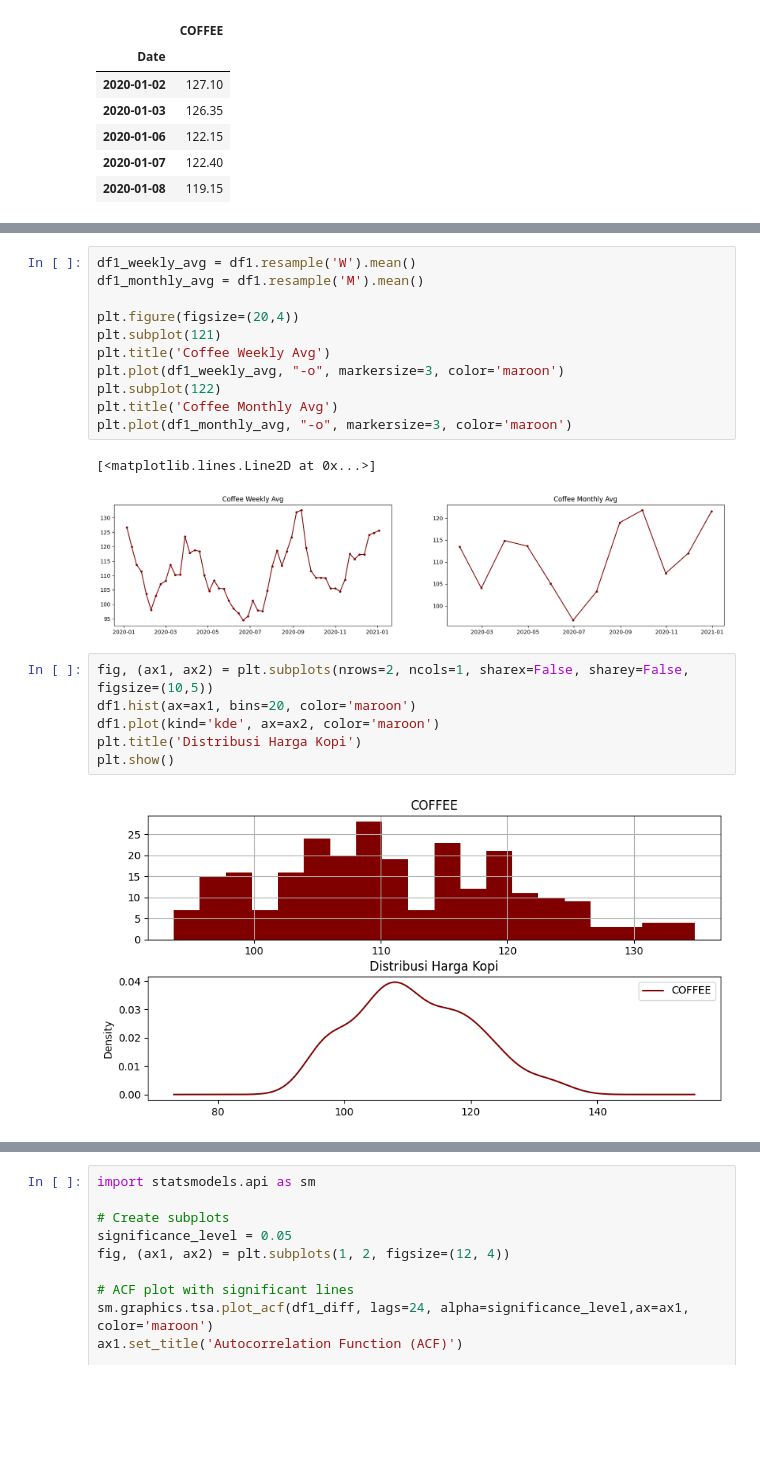
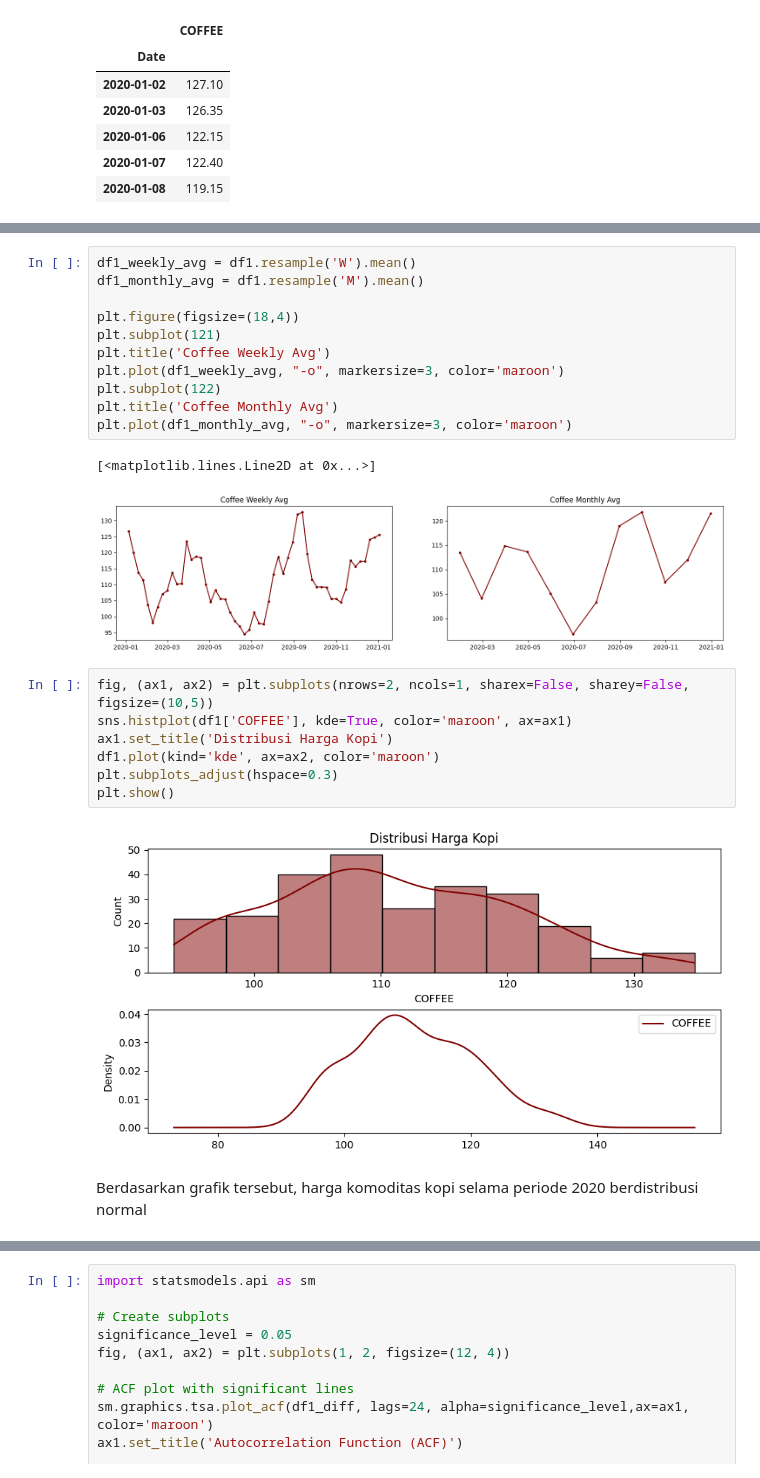
Before and after one commit to firarru/Analisis-Deret-Waktu, a Jupyter notebook: Tubes_ADW.ipynb, the cells around one changed output, grey strips where cells are left out. Cells and saved outputs as stored; diff of their text form; blank space fills up the shorter version.

```diff
--- a/Tubes_ADW.ipynb
+++ b/Tubes_ADW.ipynb
@@ -205,23 +169,26 @@ plt.show()
 # %%
 df1_weekly_avg = df1.resample('W').mean()
 df1_monthly_avg = df1.resample('M').mean()
 
-plt.figure(figsize=(20,4))
+plt.figure(figsize=(18,4))
 plt.subplot(121)
 plt.title('Coffee Weekly Avg')
 plt.plot(df1_weekly_avg, "-o", markersize=3, color='maroon')
 plt.subplot(122)
 plt.title('Coffee Monthly Avg')
 plt.plot(df1_monthly_avg, "-o", markersize=3, color='maroon')
 # %% [output]
 [<matplotlib.lines.Line2D at 0x...>]
-[figure, old version]
+[figure, new version]
 # %%
 fig, (ax1, ax2) = plt.subplots(nrows=2, ncols=1, sharex=False, sharey=False, figsize=(10,5))
-df1.hist(ax=ax1, bins=20, color='maroon')
+sns.histplot(df1['COFFEE'], kde=True, color='maroon', ax=ax1)
+ax1.set_title('Distribusi Harga Kopi')
 df1.plot(kind='kde', ax=ax2, color='maroon')
-plt.title('Distribusi Harga Kopi')
+plt.subplots_adjust(hspace=0.3)
 plt.show()
 # %% [output]
-[figure, old version]
+[figure, new version]
+# %% [markdown]
+Berdasarkan grafik tersebut, harga komoditas kopi selama periode 2020 berdistribusi normal
 # %% [markdown]
```
Also changed, not shown: parts of 81 cells of this notebook.
